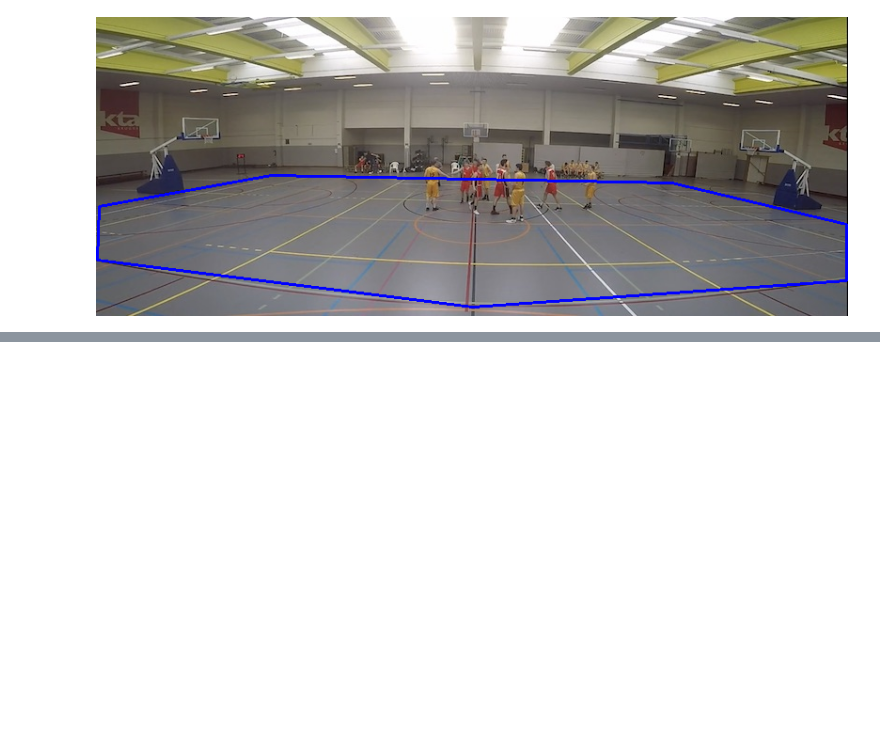
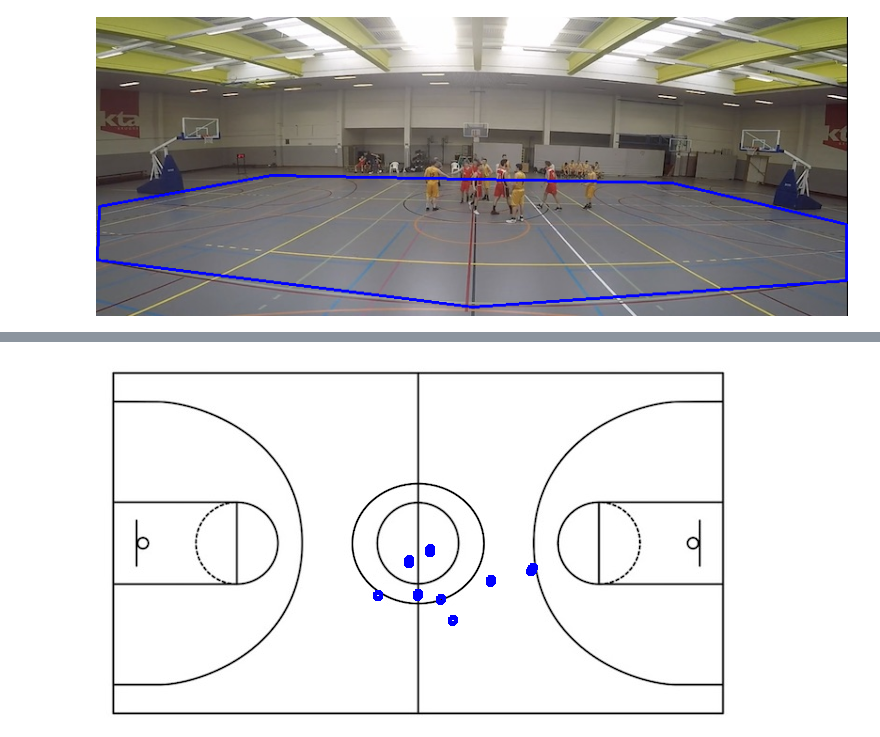
Before and after one commit to stephanj/basketballVideoAnalysis, a Jupyter notebook: mini-map-tutorial/Players_mapping_onto_minmap.ipynb, the cells around one changed output, grey strips where cells are left out. Cells and saved outputs as stored; diff of their text form; code cells hidden in the pictures; blank space fills up the shorter version.

```diff
--- a/mini-map-tutorial/Players_mapping_onto_minmap.ipynb
+++ b/mini-map-tutorial/Players_mapping_onto_minmap.ipynb
@@ -289,0 +296,23 @@ cv2_imshow(img_out)
+# %%
+from scipy.spatial import distance as dist
+
+#get all non zero values
+coord = cv2.findNonZero(mask)
+
+# Radius of circle
+radius = 3
+
+# Blue color in BGR
+color = (255, 0, 0)
+
+# Line thickness of 2 px
+thickness = 2
+
+court_img = cv2.imread('./court.jpg')
+for pos in coord:
+  center_coordinates = (pos[0][0], pos[0][1])
+  cv2.circle(court_img, center_coordinates, radius, color, thickness)
+
+cv2_imshow(court_img)
+# %% [output]
+[figure, added]
```
Also changed, not shown: parts of 12 cells of this notebook, 2 other files.
